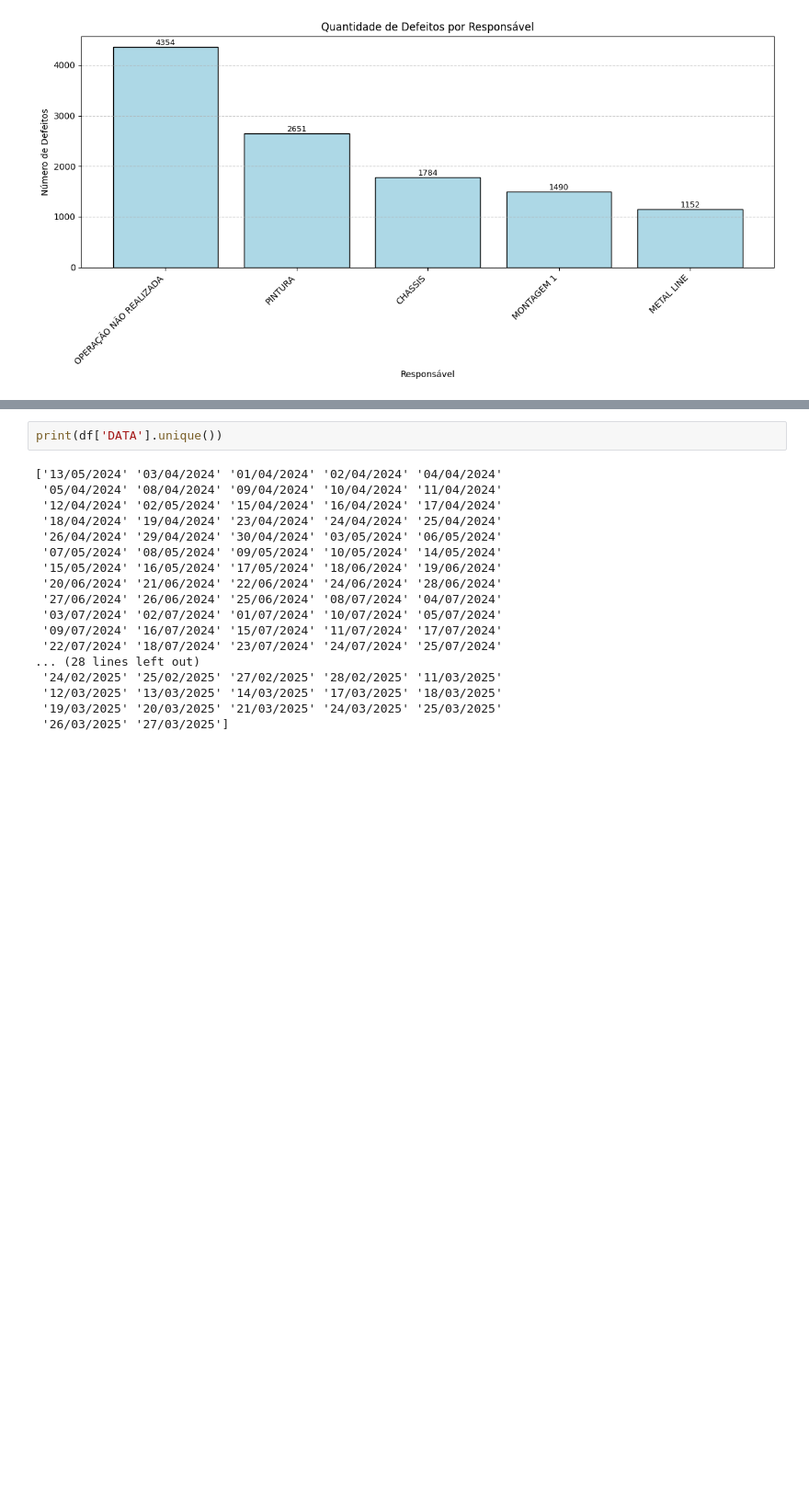
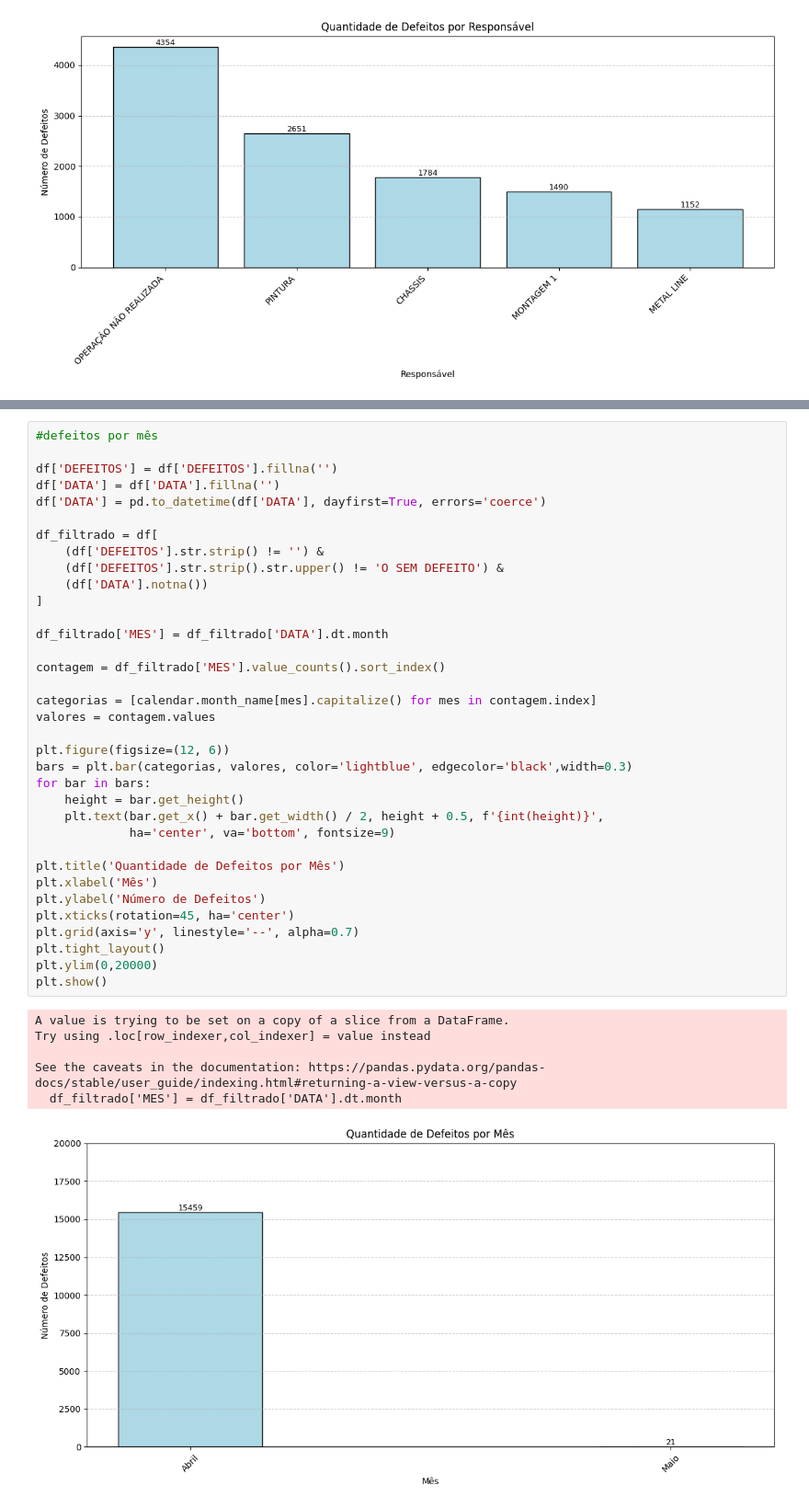
Before and after one commit to Luis-60/damage-controller, a Jupyter notebook: backend/testes.ipynb, the cells around one changed output, grey strips where cells are left out. Shown at 92% size. Cells and saved outputs as stored; diff of their text form; blank space fills up the shorter version.

```diff
--- a/backend/testes.ipynb
+++ b/backend/testes.ipynb
@@ -86,23 +89,45 @@ Try using .loc[row_indexer,col_indexer] = value instead
 See the caveats in the documentation: https://pandas.pydata.org/pandas-docs/stable/user_guide/indexing.html#returning-a-view-versus-a-copy
   df_filtrado['DIA'] = df_filtrado['DATA'].dt.day
 [figure]
-# %%
-print(df['DATA'].unique())
-# %% [output]
-['13/05/2024' '03/04/2024' '01/04/2024' '02/04/2024' '04/04/2024'
- '05/04/2024' '08/04/2024' '09/04/2024' '10/04/2024' '11/04/2024'
- '12/04/2024' '02/05/2024' '15/04/2024' '16/04/2024' '17/04/2024'
- '18/04/2024' '19/04/2024' '23/04/2024' '24/04/2024' '25/04/2024'
- '26/04/2024' '29/04/2024' '30/04/2024' '03/05/2024' '06/05/2024'
- '07/05/2024' '08/05/2024' '09/05/2024' '10/05/2024' '14/05/2024'
- '15/05/2024' '16/05/2024' '17/05/2024' '18/06/2024' '19/06/2024'
- '20/06/2024' '21/06/2024' '22/06/2024' '24/06/2024' '28/06/2024'
- '27/06/2024' '26/06/2024' '25/06/2024' '08/07/2024' '04/07/2024'
- '03/07/2024' '02/07/2024' '01/07/2024' '10/07/2024' '05/07/2024'
- '09/07/2024' '16/07/2024' '15/07/2024' '11/07/2024' '17/07/2024'
- '22/07/2024' '18/07/2024' '23/07/2024' '24/07/2024' '25/07/2024'
-... (28 lines left out)
- '24/02/2025' '25/02/2025' '27/02/2025' '28/02/2025' '11/03/2025'
- '12/03/2025' '13/03/2025' '14/03/2025' '17/03/2025' '18/03/2025'
- '19/03/2025' '20/03/2025' '21/03/2025' '24/03/2025' '25/03/2025'
- '26/03/2025' '27/03/2025']
+# %%
+#defeitos por mês
+
+df['DEFEITOS'] = df['DEFEITOS'].fillna('')
+df['DATA'] = df['DATA'].fillna('')
+df['DATA'] = pd.to_datetime(df['DATA'], dayfirst=True, errors='coerce')
+
+df_filtrado = df[
+    (df['DEFEITOS'].str.strip() != '') &
+    (df['DEFEITOS'].str.strip().str.upper() != 'O SEM DEFEITO') &
+    (df['DATA'].notna())
+]
+
+df_filtrado['MES'] = df_filtrado['DATA'].dt.month
+
+contagem = df_filtrado['MES'].value_counts().sort_index()
+
+categorias = [calendar.month_name[mes].capitalize() for mes in contagem.index]
+valores = contagem.values
+
+plt.figure(figsize=(12, 6))
+bars = plt.bar(categorias, valores, color='lightblue', edgecolor='black',width=0.3)
+for bar in bars:
+    height = bar.get_height()
+    plt.text(bar.get_x() + bar.get_width() / 2, height + 0.5, f'{int(height)}',
+             ha='center', va='bottom', fontsize=9)
+
+plt.title('Quantidade de Defeitos por Mês')
+plt.xlabel('Mês')
+plt.ylabel('Número de Defeitos')
+plt.xticks(rotation=45, ha='center')
+plt.grid(axis='y', linestyle='--', alpha=0.7)
+plt.tight_layout()
+plt.ylim(0,20000)
+plt.show()
+# %% [output]
+A value is trying to be set on a copy of a slice from a DataFrame.
+Try using .loc[row_indexer,col_indexer] = value instead
+
+See the caveats in the documentation: https://pandas.pydata.org/pandas-docs/stable/user_guide/indexing.html#returning-a-view-versus-a-copy
+  df_filtrado['MES'] = df_filtrado['DATA'].dt.month
+[figure, added]
```
Also changed, not shown: parts of 3 cells of this notebook.
